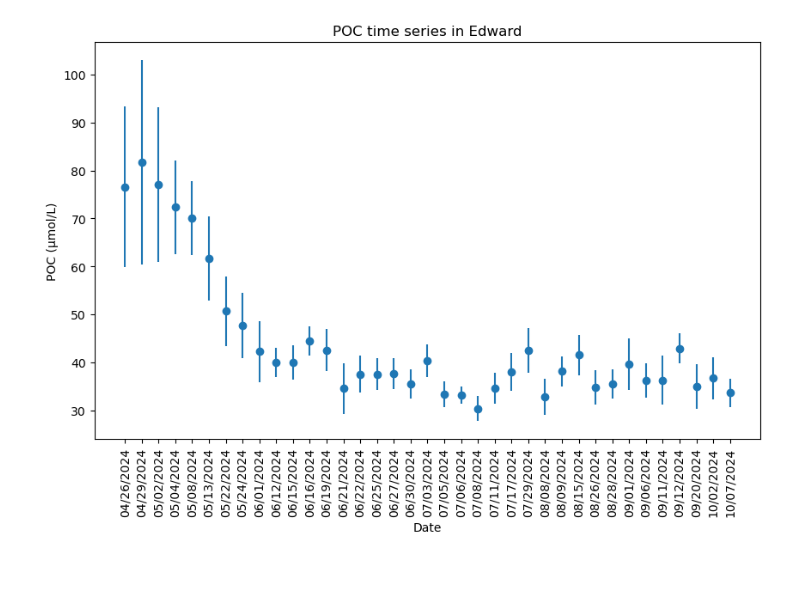
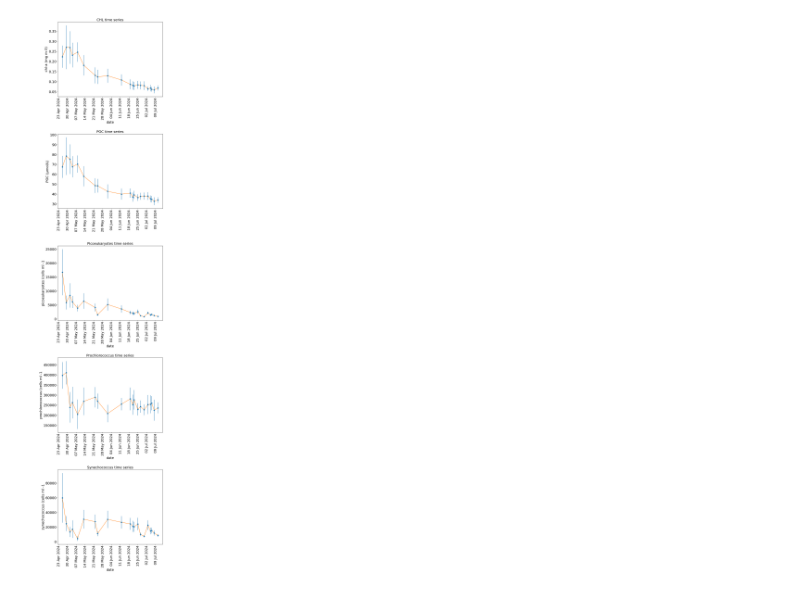
Before and after one commit to mcornec/GO-SWACE, a Jupyter notebook: plot_time_series_chl.ipynb, the cells around one changed output. Saved outputs shown, nothing was run; the diff lists cells and outputs as text; code cells hidden in the pictures.

Commit message:
plot time series generated with generate_timeseries_data_moana.ipynb

```diff
--- a/plot_time_series_chl.ipynb
+++ b/plot_time_series_chl.ipynb
@@ -3,6 +3,8 @@ import matplotlib.pyplot as plt
 import pandas as pd
 import numpy as np
 from datetime import datetime
+import matplotlib.dates as mdates
 
-dat=pd.read_csv('CHL_TIMESERIES_PACE.csv')
-dat
+# dat=pd.read_csv('CHL_TIMESERIES_PACE.csv')
+data=pd.read_csv('PACE_TIMESERIES_MOANA_CHL_POC.csv')
+dat = data.sort_values(by='satdate')
@@ -27,2 +11,13 @@ dat
+# %%
+# Set default fontsizes for plots
+fontsize = 18
+
+plt.rc('font', size=fontsize)          # controls default text sizes
+plt.rc('axes', titlesize=fontsize)     # fontsize of the axes title
+plt.rc('axes', labelsize=fontsize)    # fontsize of the x and y labels
+plt.rc('xtick', labelsize=fontsize)    # fontsize of the tick labels
+plt.rc('ytick', labelsize=fontsize)    # fontsize of the tick labels
+plt.rc('legend', fontsize=fontsize)    # legend fontsize
+plt.rc('figure', titlesize=fontsize)  # fontsize of the figure title
 # %%
 dates1=dat.satdate.values
@@ -37,19 +26,84 @@ for IDX in range(0,len(dates1)):
     date2 = datetime.strptime(str(dates1[IDX]), '%Y%m%d').strftime('%m/%d/%Y')
     dates.append(date2);
 # %%
-# Create a DataFrame
+fig, (ax, ax2, ax3, ax4, ax5) = plt.subplots(5,1, figsize=(10,50))
+
+# Plot for CHL
+values=dat.chlmean.values
+errors=dat.chlstd.values
 df = pd.DataFrame({'date': dates, 'value': values, 'error': errors})
+df['date'] = pd.to_datetime(df['date'])  # Convert date column to datetime
+plt.xticks(rotation=90)
+ax.errorbar(df['date'], df['value'], yerr=df['error'], fmt='o')
+ax.plot(df['date'], df['value'])
+ax.set_xlabel('date')
+ax.set_ylabel('chl-a (mg m-3)')
+ax.set_title('CHL time series')
+ax.tick_params(axis='x', rotation=90)
+ax.xaxis.set_major_locator(mdates.WeekdayLocator(interval=1))  # Set interval to 2 weeks
+ax.xaxis.set_major_formatter(mdates.DateFormatter('%d %b %Y'))  # Formatting the date (e.g., Jan 01, 2020)
 
+# Plot for POC
+values=dat.pocmean.values
+errors=dat.pocstd.values
+df = pd.DataFrame({'date': dates, 'value': values, 'error': errors})
+df['date'] = pd.to_datetime(df['date'])  # Convert date column to datetime
 # Plot the time series with error bars
-plt.figure(figsize=(10, 6))
 plt.xticks(rotation=90)
-plt.errorbar(df['date'], df['value'], yerr=df['error'], fmt='o')
-plt.xlabel('Date')
-# plt.ylabel('chl-a (mg/m^3)')
-plt.ylabel('POC (µmol/L)')
-plt.title('CHL time series in Edward')
-plt.title('POC time series in Edward')
+ax2.errorbar(df['date'], df['value'], yerr=df['error'], fmt='o')
+ax2.plot(df['date'], df['value'])
+ax2.set_ylabel("date")
+ax2.set_ylabel("POC (µmol/L)")
+ax2.set_title('POC time series')
+ax2.tick_params(axis='x', rotation=90)
+ax2.xaxis.set_major_locator(mdates.WeekdayLocator(interval=1))  # Adjust frequency (e.g., monthly)
+ax2.xaxis.set_major_formatter(mdates.DateFormatter('%d %b %Y'))  # Formatting the date (e.g., Jan 01, 2020)
 
+# Plot for Picoeukaryotes
+values=dat.picomean.values
+errors=dat.picostd.values
+df = pd.DataFrame({'date': dates, 'value': values, 'error': errors})
+df['date'] = pd.to_datetime(df['date'])  # Convert date column to datetime
+plt.xticks(rotation=90)
+ax3.errorbar(df['date'], df['value'], yerr=df['error'], fmt='o')
+ax3.plot(df['date'], df['value'])
+ax3.set_xlabel('date')
+ax3.set_ylabel('picoeukaryotes (cells ml -1')
+ax3.set_title('Picoeukaryotes time series')
+ax3.tick_params(axis='x', rotation=90)
+ax3.xaxis.set_major_locator(mdates.WeekdayLocator(interval=1))  # Adjust frequency (e.g., monthly)
+ax3.xaxis.set_major_formatter(mdates.DateFormatter('%d %b %Y'))  # Formatting the date (e.g., Jan 01, 2020)
+
+# Plot for Prochlorococcus
+values=dat.promean.values
+errors=dat.prostd.values
+df = pd.DataFrame({'date': dates, 'value': values, 'error': errors})
+df['date'] = pd.to_datetime(df['date'])  # Convert date column to datetime
+plt.xticks(rotation=90)
+ax4.errorbar(df['date'], df['value'], yerr=df['error'], fmt='o')
+ax4.plot(df['date'], df['value'])
+ax4.set_xlabel('date')
+ax4.set_ylabel('prochlorococcus (cells ml -1')
+ax4.set_title('Prochlorococcus time series')
+ax4.tick_params(axis='x', rotation=90)
+ax4.xaxis.set_major_locator(mdates.WeekdayLocator(interval=1))  # Adjust frequency (e.g., monthly)
+ax4.xaxis.set_major_formatter(mdates.DateFormatter('%d %b %Y'))  # Formatting the date (e.g., Jan 01, 2020)
+
+# Plot for Synechococcus
+values=dat.synmean.values
+errors=dat.synstd.values
+df = pd.DataFrame({'date': dates, 'value': values, 'error': errors})
+df['date'] = pd.to_datetime(df['date'])  # Convert date column to datetime
+ax5.errorbar(df['date'], df['value'], yerr=df['error'], fmt='o')
+ax5.plot(df['date'], df['value'])
+ax5.set_xlabel('date')
+ax5.set_ylabel('synechococcus (cells ml -1')
+ax5.set_title('Synechococcus time series')
+ax5.tick_params(axis='x', rotation=90)
+ax5.xaxis.set_major_locator(mdates.WeekdayLocator(interval=1))  # Adjust frequency (e.g., monthly)
+ax5.xaxis.set_major_formatter(mdates.DateFormatter('%d %b %Y'))  # Formatting the date (e.g., Jan 01, 2020)
+
+plt.subplots_adjust(hspace=0.5)  # Increase the vertical space between subplots
 plt.show()
 # %% [output]
-[figure, old version]
+[figure, new version]
```
Also changed, not shown: parts of 2 cells of this notebook.
